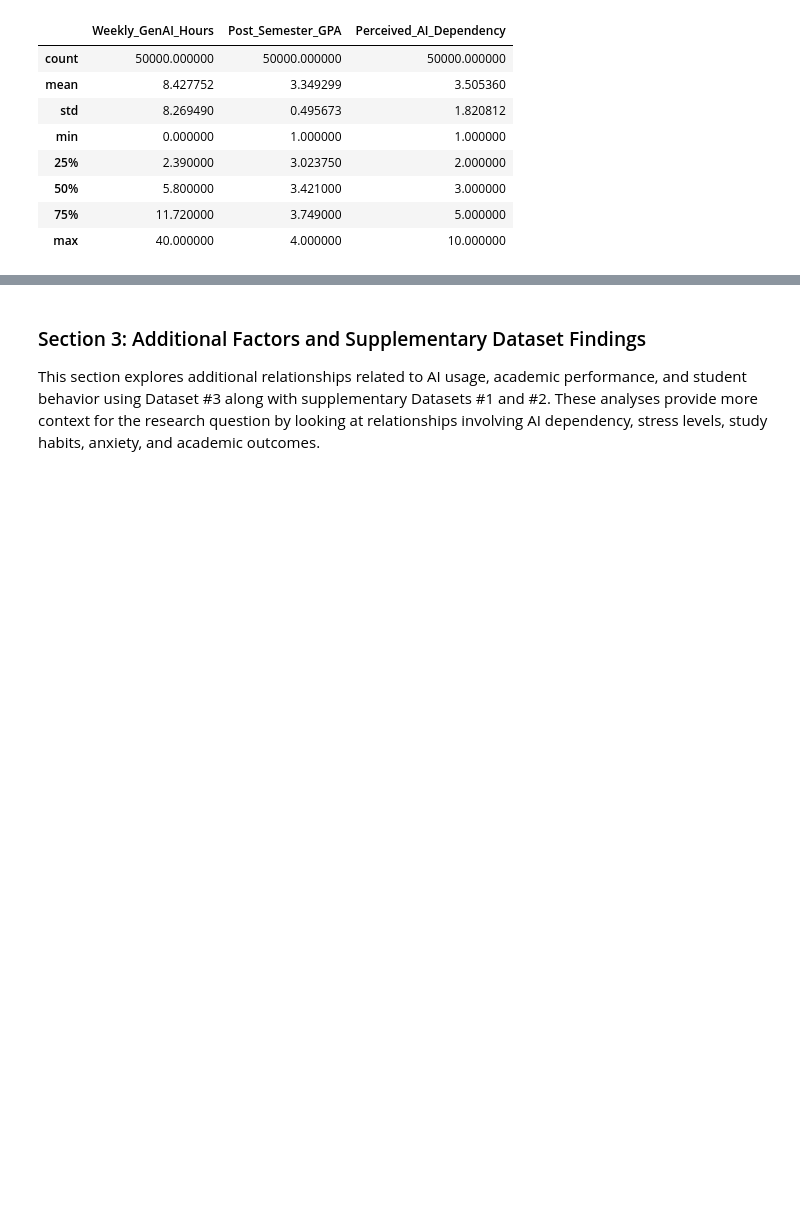
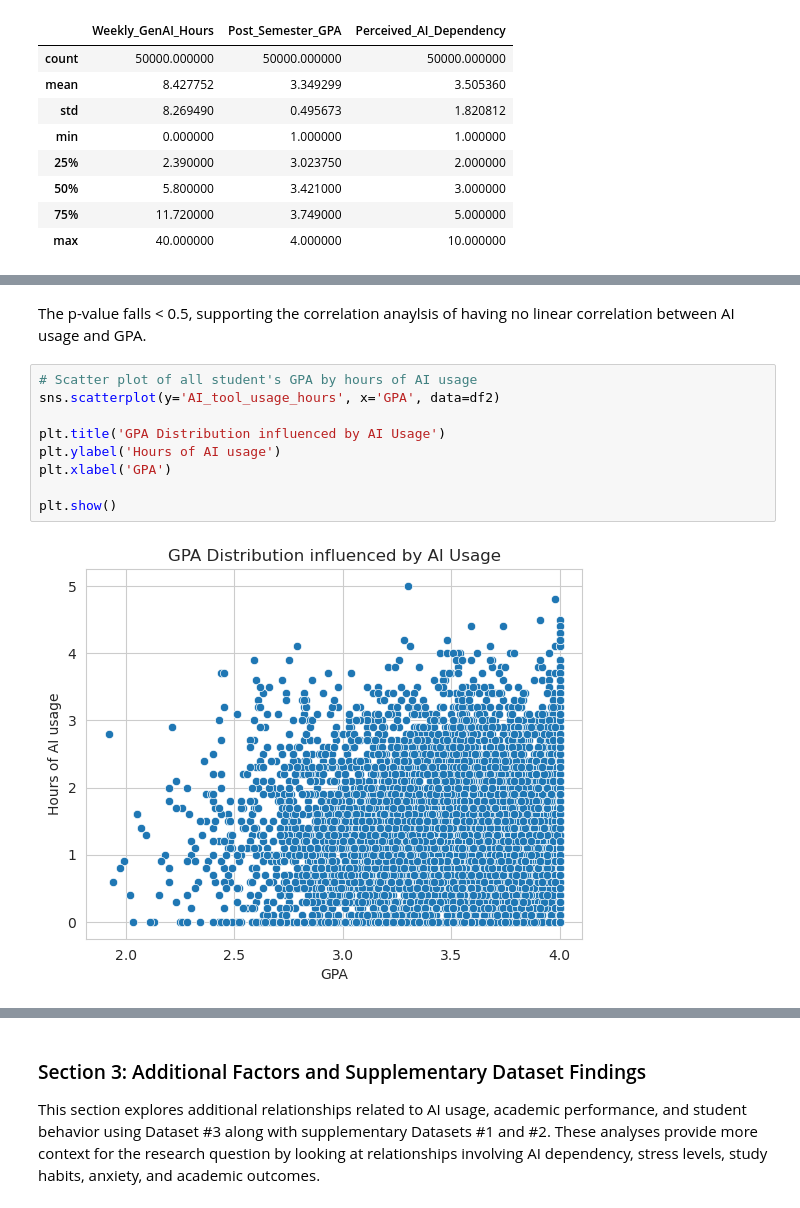
Before and after one commit to COGS108/Group-SP26-087, a Jupyter notebook: 02-EDACheckpoint.ipynb, the cells around one changed output, grey strips where cells are left out. Drawn from its saved outputs; the diff is of its cells as text; blank space fills up the shorter version.

```diff
--- a/02-EDACheckpoint.ipynb
+++ b/02-EDACheckpoint.ipynb
@@ -505,0 +556,13 @@ Some more words and stuff.  Remember notebooks work best if you interleave the c
+# %% [markdown]
+The p-value falls < 0.5, supporting the correlation anaylsis of having no linear correlation between AI usage and GPA.
+# %%
+# Scatter plot of all student's GPA by hours of AI usage
+sns.scatterplot(y='AI_tool_usage_hours', x='GPA', data=df2)
+
+plt.title('GPA Distribution influenced by AI Usage')
+plt.ylabel('Hours of AI usage')
+plt.xlabel('GPA')
+
+plt.show()
+# %% [output]
+[figure, added]
```
Also changed, not shown: parts of 14 cells of this notebook.
